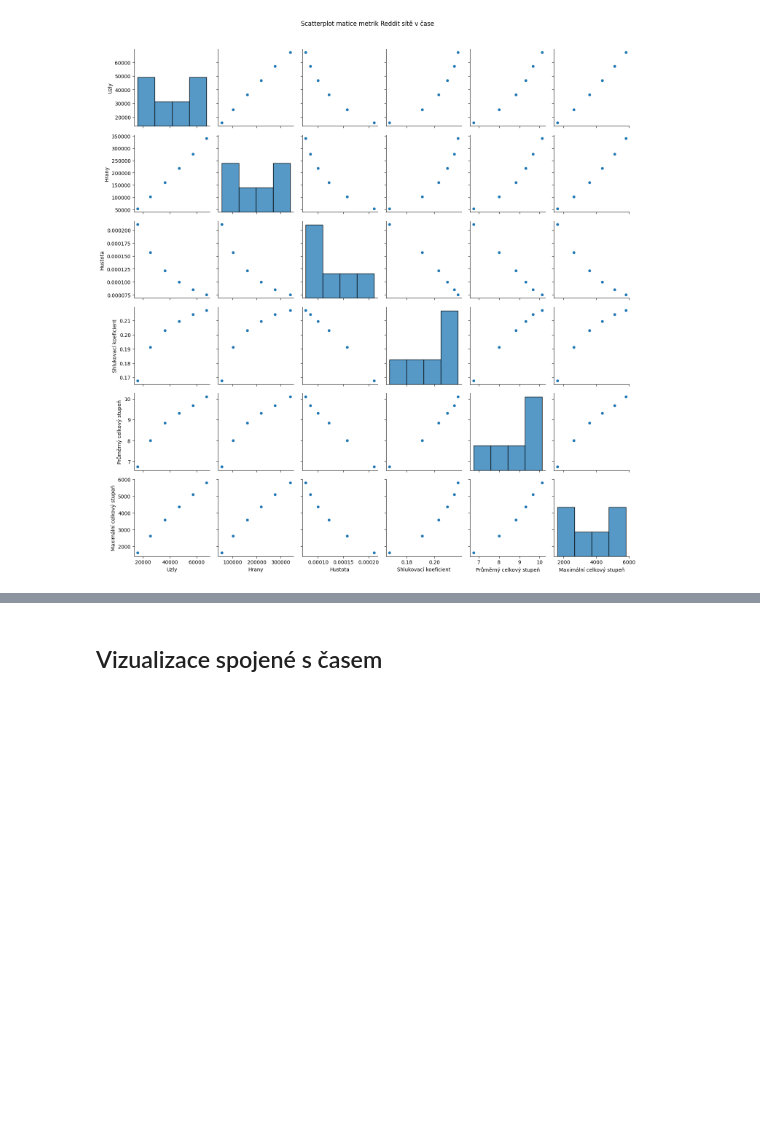
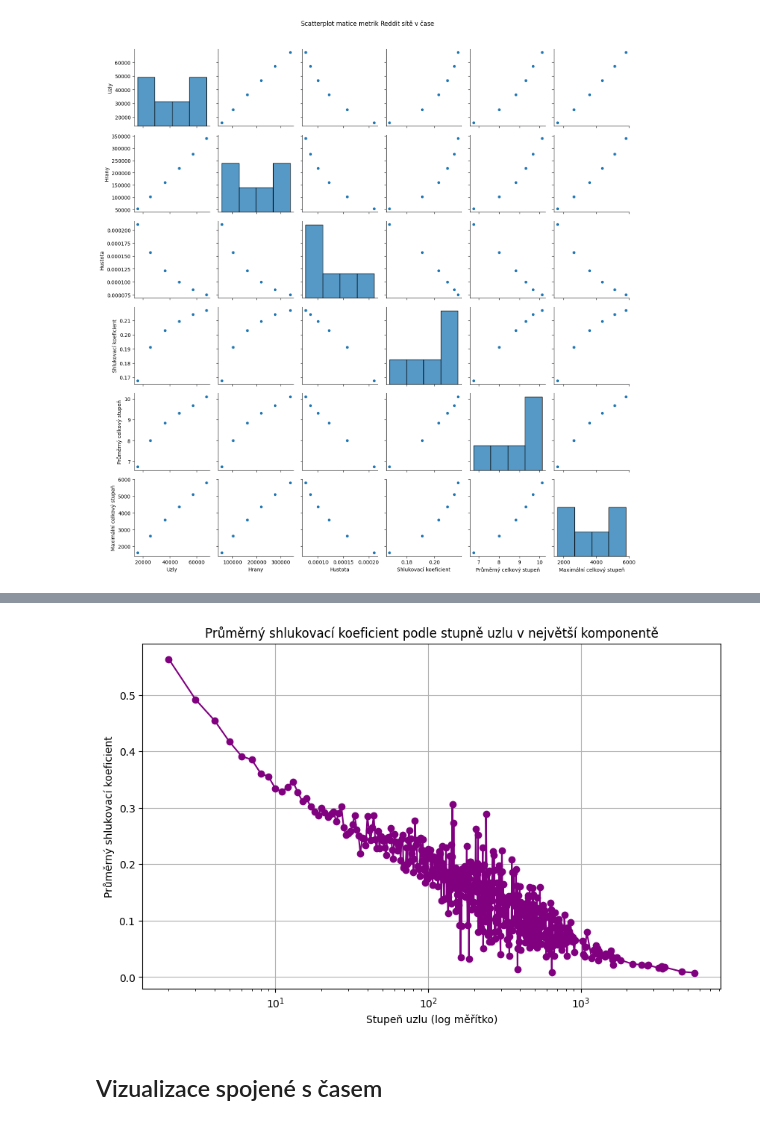
Before and after one commit to SLI0124/metody-analyzy-siti-ii, a Jupyter notebook: projects/data_analysis.ipynb, the cells around one changed output, grey strips where cells are left out. Drawn from its saved outputs; the diff is of its cells as text; code cells hidden in the pictures; blank space fills up the shorter version.

```diff
--- a/projects/data_analysis.ipynb
+++ b/projects/data_analysis.ipynb
@@ -1533,0 +1601,5 @@ comparison_sir
+# %%
+num_of_trials_ic = 500
+number_of_initial_nodes_ic = [1, 2, 4, 10]
+beta_range_ic = [0.02, 0.1, 0.2]
+methods_ic = ['centrality', 'degree']
@@ -1659,3 +1926,32 @@ plt.show()
+# %%
+G = G_largest_undirected  # we will analyze the largest connected component
+
+degrees = dict(G.degree())
+clustering = nx.clustering(G)
+
+degree_clustering = {}
+for node, deg in degrees.items():
+    degree_clustering.setdefault(deg, []).append(clustering[node]) #   type: ignore
+
+avg_clustering_by_degree = {deg: np.mean(vals) for deg, vals in degree_clustering.items()}
+
+deg_vals, clustering_vals = zip(*sorted(avg_clustering_by_degree.items()))
+
+# Remove degree 1 from the plot
+deg_clust = [(deg, clust) for deg, clust in zip(deg_vals, clustering_vals) if deg != 1]
+deg_vals_filtered, clustering_vals_filtered = zip(*deg_clust)
+# %%
+plt.figure(figsize=(10, 6))
+plt.plot(deg_vals_filtered, clustering_vals_filtered, marker='o', linestyle='-', color='purple')
+plt.xscale('log')
+plt.xlabel('Stupeň uzlu (log měřítko)')
+plt.ylabel('Průměrný shlukovací koeficient')
+plt.title('Průměrný shlukovací koeficient podle stupně uzlu v největší komponentě')
+plt.grid(True)
+plt.savefig(PLOTS_SAVE_PATH / 'reddit_avg_clustering_by_degree.png', dpi=300)
+plt.show()
+# %% [output]
+[figure, added]
 # %% [markdown]
 ## Vizualizace spojené s časem
 # %% [markdown]
```
Also changed, not shown: parts of 20 cells of this notebook.
